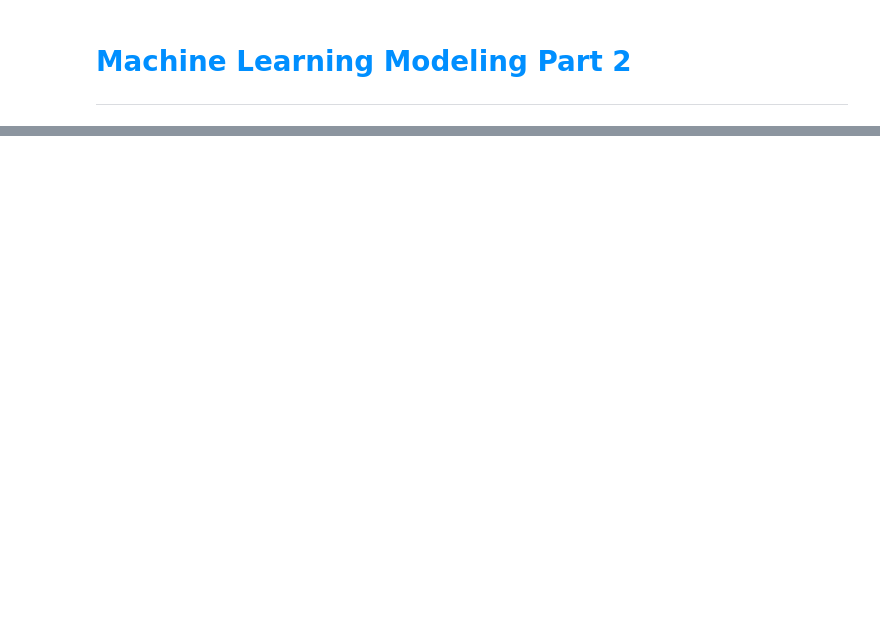
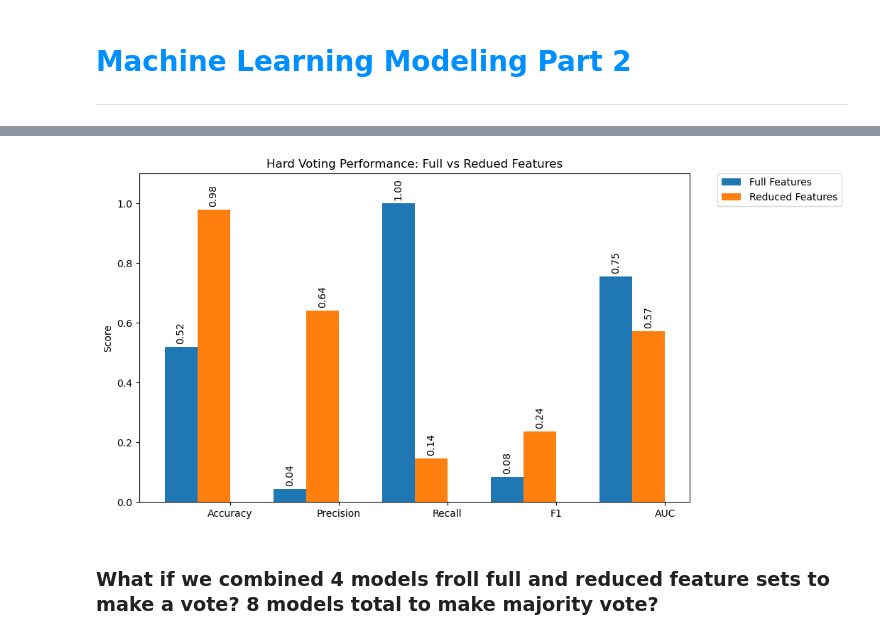
Before and after one commit to JustinBui/CPSC483-URL-Classifier, a Jupyter notebook: 3 - ML Modeling Part 2.ipynb, the cells around one changed output, grey strips where cells are left out. Drawn from its saved outputs; the diff is of its cells as text; code cells hidden in the pictures; blank space fills up the shorter version.

Commit message:
Implement ensemble voting

```diff
--- a/3 - ML Modeling Part 2.ipynb
+++ b/3 - ML Modeling Part 2.ipynb
@@ -39,0 +215,12 @@ random.seed(42)
+# %%
+knn_reduced_filename = 'Models/Optimized/knn_reduced_features_opt.sav' # Reduced feature set
+knn_reduced = pickle.load(open(knn_reduced_filename, 'rb'))
+
+gnb_reduced_filename = 'Models/Optimized/gnb_reduced_features_opt.sav'
+gnb_reduced = pickle.load(open(gnb_reduced_filename, 'rb'))
+
+dc_reduced_filename = 'Models/Optimized/dc_reduced_features_opt.sav'
+dc_reduced = pickle.load(open(dc_reduced_filename, 'rb'))
+
+rfc_reduced_filename = 'Models/Optimized/rfc_reduced_features_opt.sav'
+rfc_reduced = pickle.load(open(rfc_reduced_filename, 'rb'))
@@ -39,0 +229,7 @@ random.seed(42)
+# %%
+# Splitting our test dataset into X and y
+X_train = pd.read_csv('Dataset/preprocessed_training_data.csv').drop('label', axis=1)
+y_train = pd.read_csv('Dataset/preprocessed_training_data.csv')['label']
+
+X_test = pd.read_csv('Dataset/preprocessed_testing_data.csv').drop('label', axis=1)
+y_test = pd.read_csv('Dataset/preprocessed_testing_data.csv')['label']
@@ -39,0 +317,44 @@ random.seed(42)
+# %%
+full_metrics = [
+    accuracy_score(y_true=y_test, y_pred=predictions_full),
+    precision_score(y_true=y_test, y_pred=predictions_full),
+    recall_score(y_true=y_test, y_pred=predictions_full),
+    f1_score(y_true=y_test, y_pred=predictions_full),
+    roc_auc_score(y_true=y_test, y_score=predictions_full)
+]
+
+reduced_metrics = [
+    accuracy_score(y_true=y_test, y_pred=predictions_reduced),
+    precision_score(y_true=y_test, y_pred=predictions_reduced),
+    recall_score(y_true=y_test, y_pred=predictions_reduced),
+    f1_score(y_true=y_test, y_pred=predictions_reduced),
+    roc_auc_score(y_true=y_test, y_score=predictions_reduced)
+]
+
+# create a list of model names
+labels = ['Accuracy', 'Precision', 'Recall', 'F1', 'AUC']
+
+# Plot
+fig, ax = plt.subplots(figsize=(10,6))
+x = np.arange(len(labels))
+width = 0.3
+
+rects1 = ax.bar(x - 1.5*width, full_metrics, width, label='Full Features')
+rects2 = ax.bar(x - 0.5*width, reduced_metrics, width, label='Reduced Features')
+
+add_labels(rects1, ax)
+add_labels(rects2, ax)
+
+# Formatting
+ax.set_ylabel('Score')
+ax.set_ylim([0, 1.1])
+ax.set_xticks(x)
+ax.set_xticklabels(labels)
+ax.legend(bbox_to_anchor=(1.05, 1), loc='upper left', borderaxespad=0.)
+
+plt.title('Hard Voting Performance: Full vs Redued Features')
+plt.show()
+# %% [output]
+[figure, added]
+# %% [markdown]
+### What if we combined 4 models froll full and reduced feature sets to make a vote? 8 models total to make majority vote?
```
Also changed, not shown: parts of 22 cells of this notebook, 1 other file.
